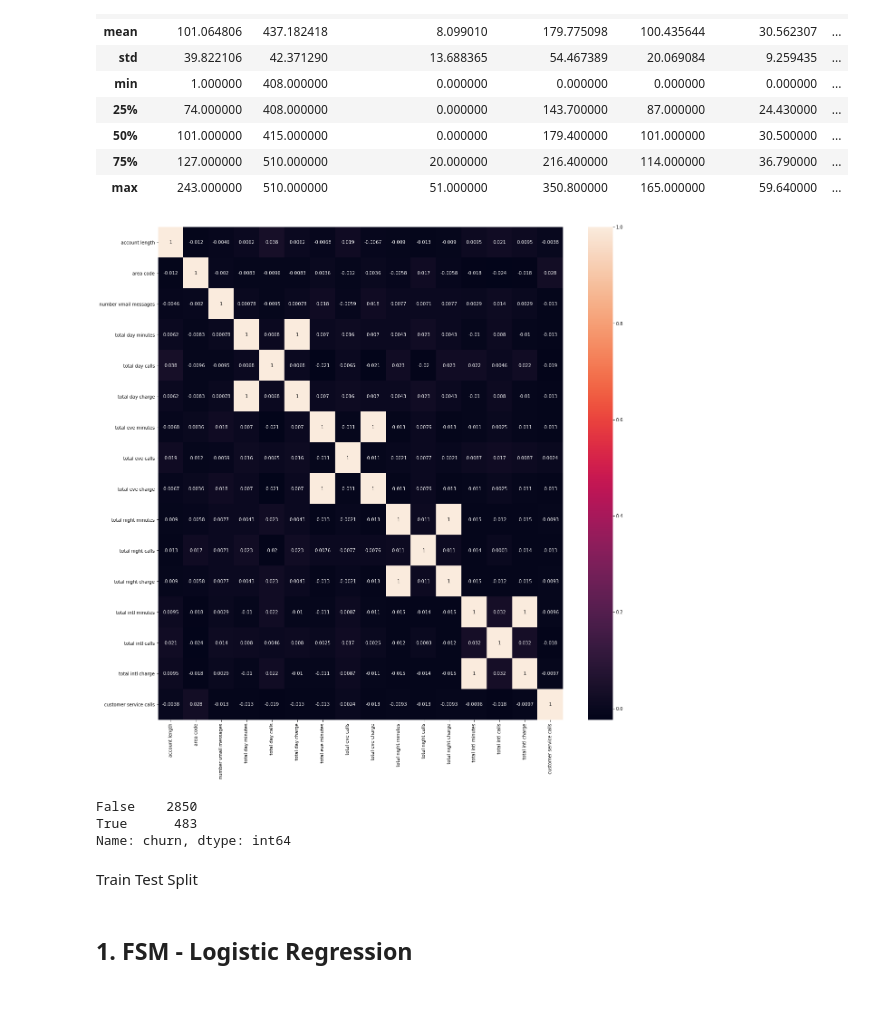
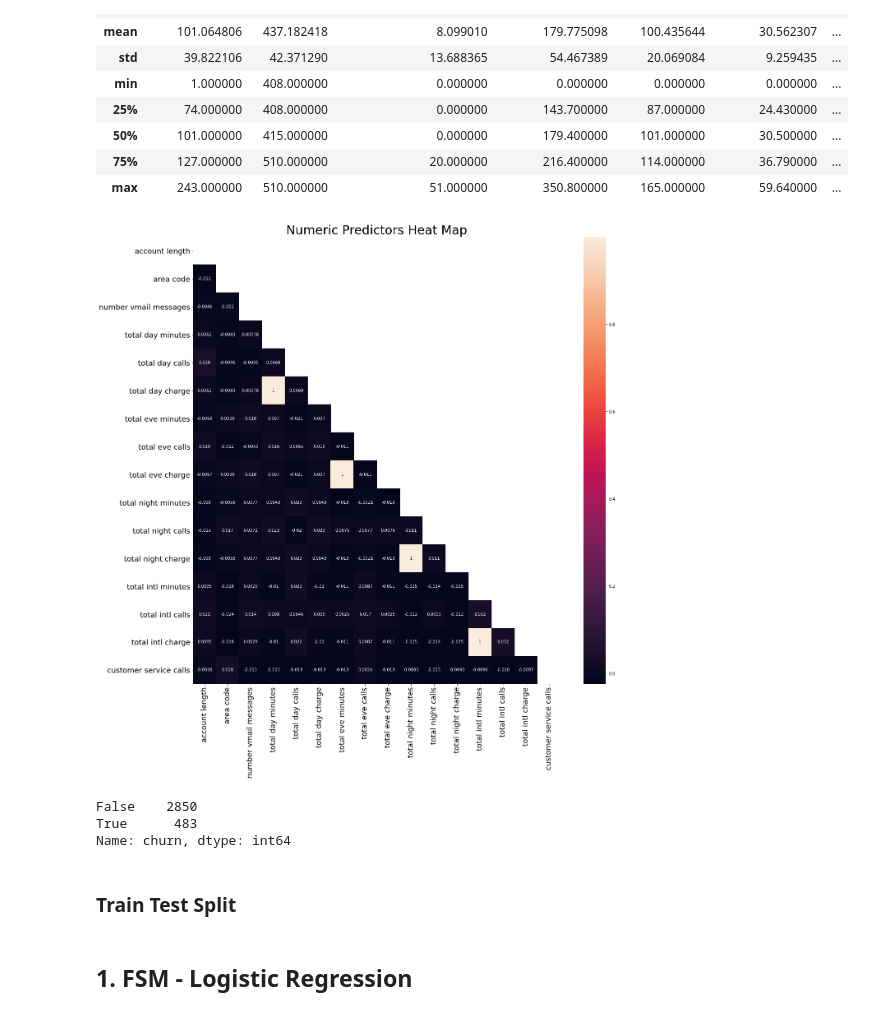
Before and after one commit to ddcots24/Churn, a Jupyter notebook: Daniel/Project_3_EDA.ipynb, the cells around one changed output. Drawn from its saved outputs; the diff is of its cells as text; code cells hidden in the pictures.

```diff
--- a/Daniel/Project_3_EDA.ipynb
+++ b/Daniel/Project_3_EDA.ipynb
@@ -73,9 +73,13 @@ df.describe()
 # %%
 #Plotting a heatmap to see if there is any collinearity in the feature space
 fig, ax = plt.subplots(figsize = (20,20))
-sns.heatmap(df.drop(columns = ['state','phone number', 'international plan', 'voice mail plan', 'churn']).corr(), annot = True);
+heatmapdf = df.drop(columns = ['state','phone number', 'international plan', 'voice mail plan', 'churn'])
+mask = np.triu(np.ones_like(heatmapdf.corr()))
+sns.heatmap(heatmapdf.corr(), annot = True, mask = mask, ax = ax)
+ax.set_title("Numeric Predictors Heat Map", fontsize = 30)
+ax.tick_params(labelsize = 18);
 # %% [output]
-[figure, old version]
+[figure, new version]
 # %%
 #Dropping columns that have collinearity with other columns
 df.drop(columns = ['phone number', 'total day charge', 'total eve charge','total night charge', 'total intl charge'], inplace = True)
@@ -92,7 +96,7 @@ le = LabelEncoder()
 le.fit(df['churn'])
 df['churn'] = le.transform(df['churn'])
 # %% [markdown]
-Train Test Split
+### Train Test Split
 # %%
 #Seperating the target and predictor variables and running a train test split
 X = df.drop(columns = "churn", axis = 1)
```
Also changed, not shown: parts of 9 cells of this notebook.
